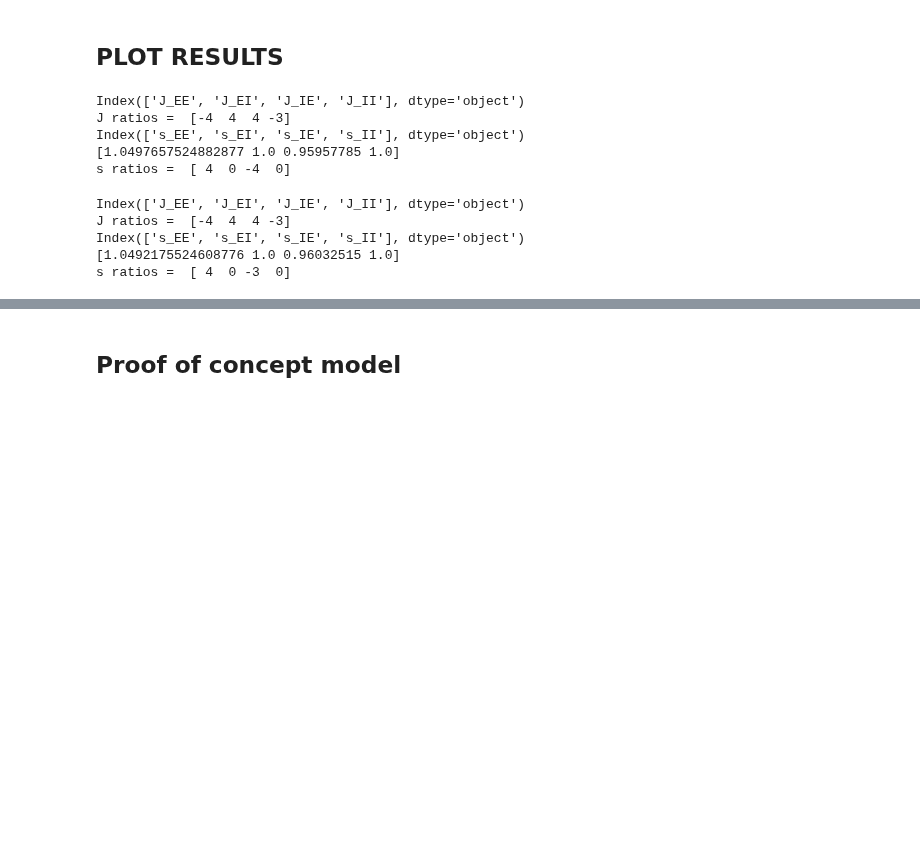
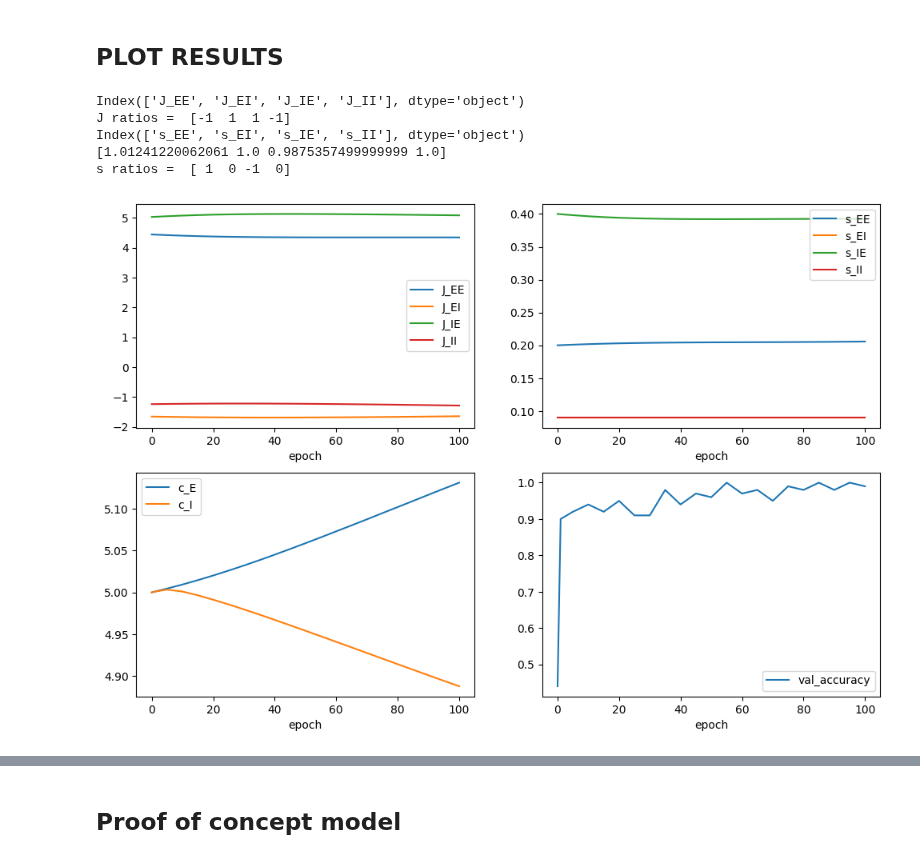
Before and after one commit to clarapecci/SSN_VPL, a Jupyter notebook: 2D_model_new_constant.ipynb, the cells around one changed output, grey strips where cells are left out. Saved outputs shown, nothing was run; the diff lists cells and outputs as text; code cells hidden in the pictures; blank space fills up the shorter version.

```diff
--- a/2D_model_new_constant.ipynb
+++ b/2D_model_new_constant.ipynb
@@ -510,18 +626,15 @@ new_results = '/mnt/d/temp/ssn_modelling/ssn-simulator/results/batch50_c_0_T200.
 # %%
 results_batch100_offset10 = '/mnt/d/temp/ssn_modelling/ssn-simulator/results/BATCH_100_offset10.csv'
 # %%
-param_ratios(results_batch100_offset10)
+results = '/mnt/d/temp/ssn_modelling/ssn-simulator/results/regularizer_loss.csv'
+param_ratios(results)
 # %% [output]
 Index(['J_EE', 'J_EI', 'J_IE', 'J_II'], dtype='object')
-J ratios =  [-4  4  4 -3]
+J ratios =  [-1  1  1 -1]
 Index(['s_EE', 's_EI', 's_IE', 's_II'], dtype='object')
-[1.0497657524882877 1.0 0.95957785 1.0]
-s ratios =  [ 4  0 -4  0]
+[1.01241220062061 1.0 0.9875357499999999 1.0]
+s ratios =  [ 1  0 -1  0]
 # %%
-param_ratios(results_batch100_offset10_2)
+plot_results(results_w0)
 # %% [output]
-Index(['J_EE', 'J_EI', 'J_IE', 'J_II'], dtype='object')
-J ratios =  [-4  4  4 -3]
-Index(['s_EE', 's_EI', 's_IE', 's_II'], dtype='object')
-[1.0492175524608776 1.0 0.96032515 1.0]
-s ratios =  [ 4  0 -3  0]
+[figure, added]
```
Also changed, not shown: parts of 29 cells of this notebook.
